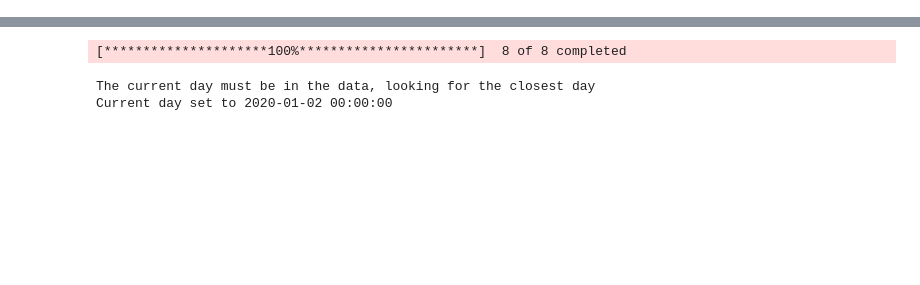
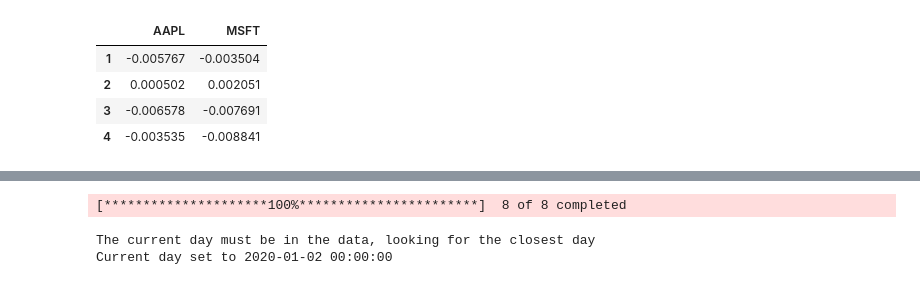
Before and after one commit to mitchchessnoob/portfolio_optimization, a Jupyter notebook: beta/testing.ipynb, the cells around one changed output, grey strips where cells are left out. Saved outputs shown, nothing was run; the diff lists cells and outputs as text; code cells hidden in the pictures; blank space fills up the shorter version.

```diff
--- a/beta/testing.ipynb
+++ b/beta/testing.ipynb
@@ -40 +49,5 @@ data
 2012 rows × 7 columns
+# %%
+mkt = Market(data, len(tickers), dt.datetime(2022,1,1))
+mkt.get_n_past_returns(4).drop('Date', axis=1)
+# %% [output]
@@ -41 +56,6 @@ data
+|  | AAPL | MSFT |
+| 1 | -0.005767 | -0.003504 |
+| 2 | 0.000502 | 0.002051 |
+| 3 | -0.006578 | -0.007691 |
+| 4 | -0.003535 | -0.008841 |
 # %%
```
Also changed, not shown: parts of 13 cells of this notebook, 3 other files.
